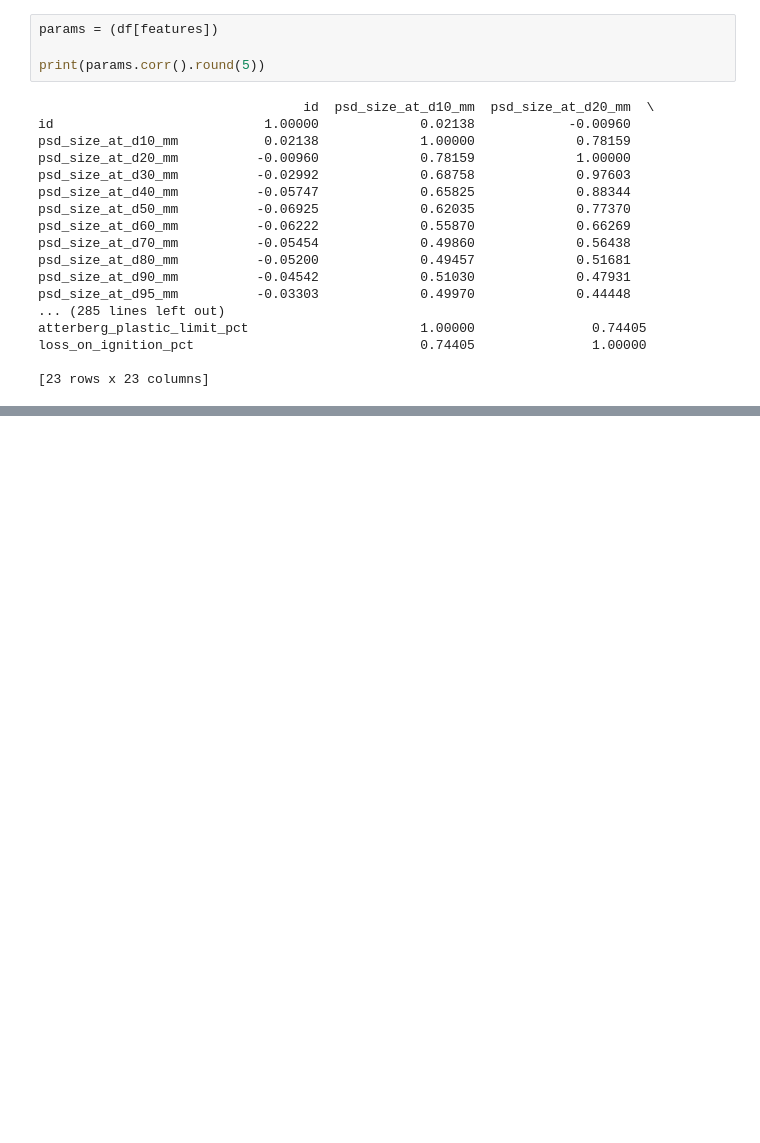
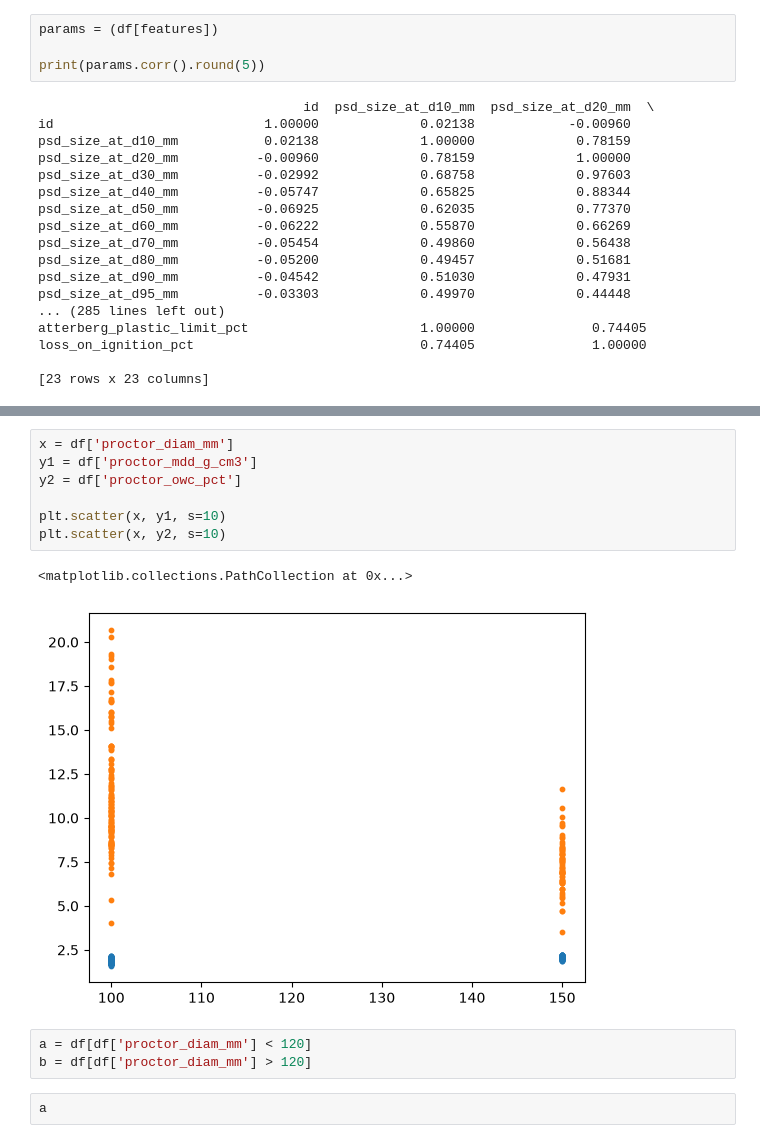
Before and after one commit to jkmathilda/proctor_prediction, a Jupyter notebook: eda.ipynb, the cells around one changed output, grey strips where cells are left out. Cells and saved outputs as stored; diff of their text form; blank space fills up the shorter version.

```diff
--- a/eda.ipynb
+++ b/eda.ipynb
@@ -45,0 +59,15 @@ loss_on_ignition_pct                             0.74405               1.00000
+# %%
+x = df['proctor_diam_mm']
+y1 = df['proctor_mdd_g_cm3']
+y2 = df['proctor_owc_pct']
+
+plt.scatter(x, y1, s=10)
+plt.scatter(x, y2, s=10)
+# %% [output]
+<matplotlib.collections.PathCollection at 0x...>
+[figure, added]
+# %%
+a = df[df['proctor_diam_mm'] < 120]
+b = df[df['proctor_diam_mm'] > 120]
+# %%
+a
```
Also changed, not shown: parts of 2 cells of this notebook, 14 other files.
